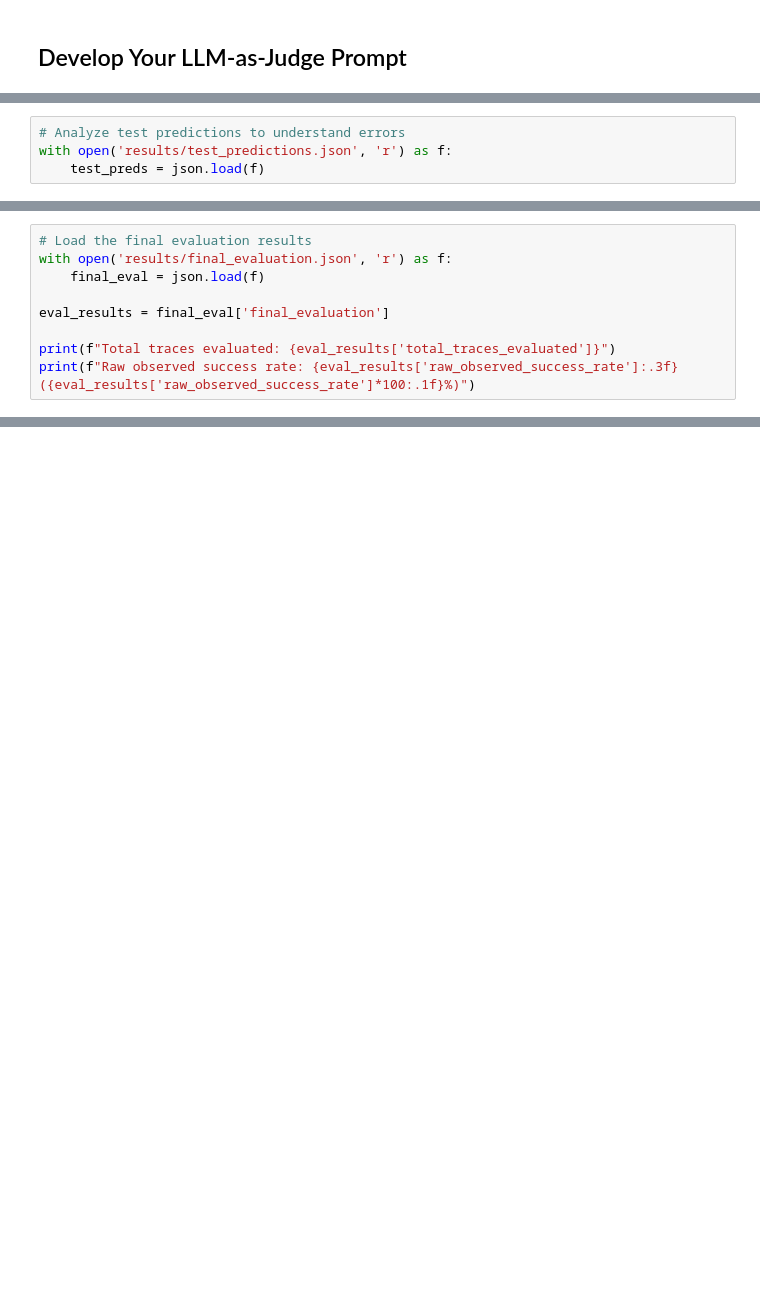
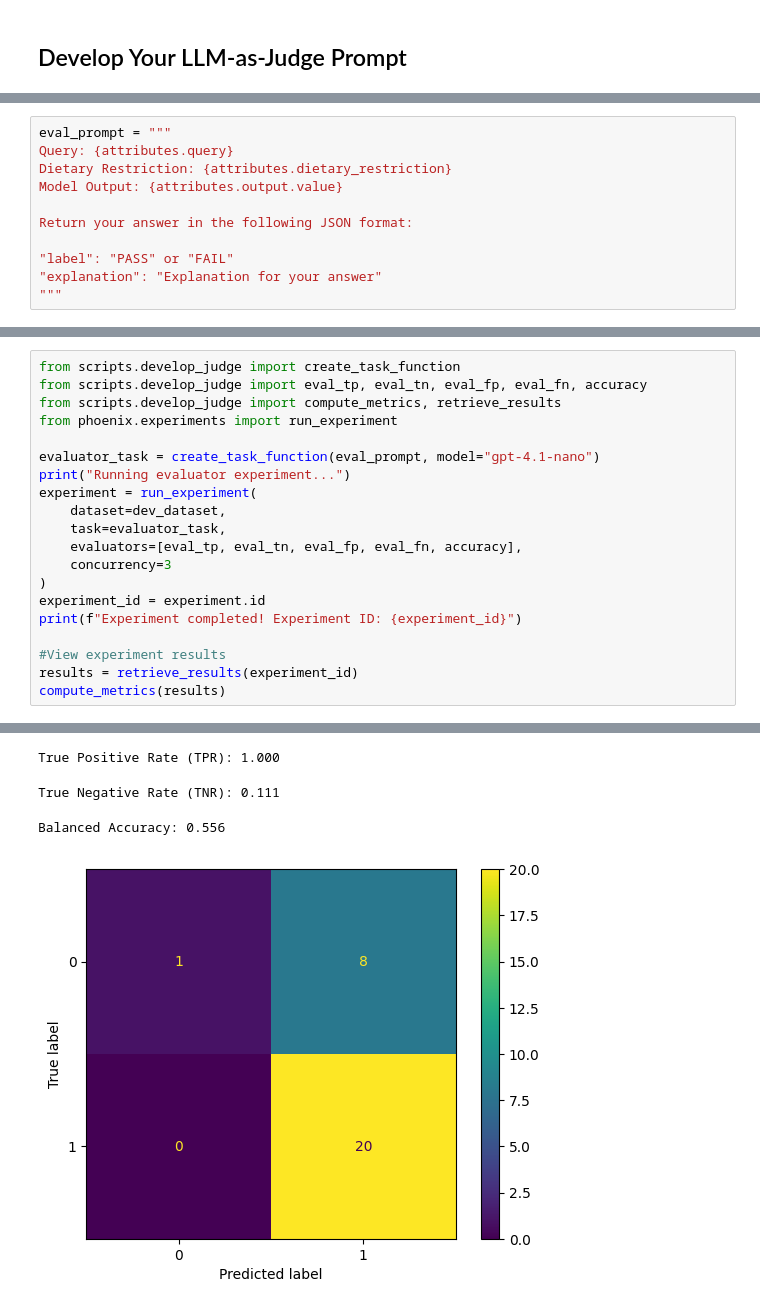
Before and after one commit to PriyanJindal/recipe-chatbot-fork, a Jupyter notebook: homeworks/hw3/hw3_walkthrough_phoenix.ipynb, the cells around one changed output, grey strips where cells are left out. Saved outputs shown, nothing was run; the diff lists cells and outputs as text; blank space fills up the shorter version.

```diff
--- a/homeworks/hw3/hw3_walkthrough_phoenix.ipynb
+++ b/homeworks/hw3/hw3_walkthrough_phoenix.ipynb
@@ -326,4 +300,0 @@ Once we have a judge we are happy with, we can measure on the test set.
-# %%
-# Analyze test predictions to understand errors
-with open('results/test_predictions.json', 'r') as f:
-    test_preds = json.load(f)
@@ -381,9 +300,0 @@ Now we can run on more traces that don't have ground truth to estimate how well
-# %%
-# Load the final evaluation results
-with open('results/final_evaluation.json', 'r') as f:
-    final_eval = json.load(f)
-
-eval_results = final_eval['final_evaluation']
-
-print(f"Total traces evaluated: {eval_results['total_traces_evaluated']}")
-print(f"Raw observed success rate: {eval_results['raw_observed_success_rate']:.3f} ({eval_results['raw_observed_success_rate']*100:.1f}%)")
@@ -512,0 +305,11 @@ To improve the accuracy of your confidence interval, you can increase the number
+# %%
+eval_prompt = """
+Query: {attributes.query}
+Dietary Restriction: {attributes.dietary_restriction}
+Model Output: {attributes.output.value}
+
+Return your answer in the following JSON format:
+
+"label": "PASS" or "FAIL"
+"explanation": "Explanation for your answer"
+"""
@@ -512,0 +341,21 @@ To improve the accuracy of your confidence interval, you can increase the number
+# %%
+from scripts.develop_judge import create_task_function
+from scripts.develop_judge import eval_tp, eval_tn, eval_fp, eval_fn, accuracy
+from scripts.develop_judge import compute_metrics, retrieve_results
+from phoenix.experiments import run_experiment
+
+evaluator_task = create_task_function(eval_prompt, model="gpt-4.1-nano")
+print("Running evaluator experiment...")
+experiment = run_experiment(
+    dataset=dev_dataset,
+    task=evaluator_task,
+    evaluators=[eval_tp, eval_tn, eval_fp, eval_fn, accuracy],
+    concurrency=3
+)
+experiment_id = experiment.id
+print(f"Experiment completed! Experiment ID: {experiment_id}")
+
+#View experiment results
+results = retrieve_results(experiment_id)
+compute_metrics(results)
+# %% [output]
@@ -512,0 +403,4 @@ To improve the accuracy of your confidence interval, you can increase the number
+True Positive Rate (TPR): 1.000
+True Negative Rate (TNR): 0.111
+Balanced Accuracy: 0.556
+[figure, added]
```
Also changed, not shown: parts of 90 cells of this notebook, 18 other files.
